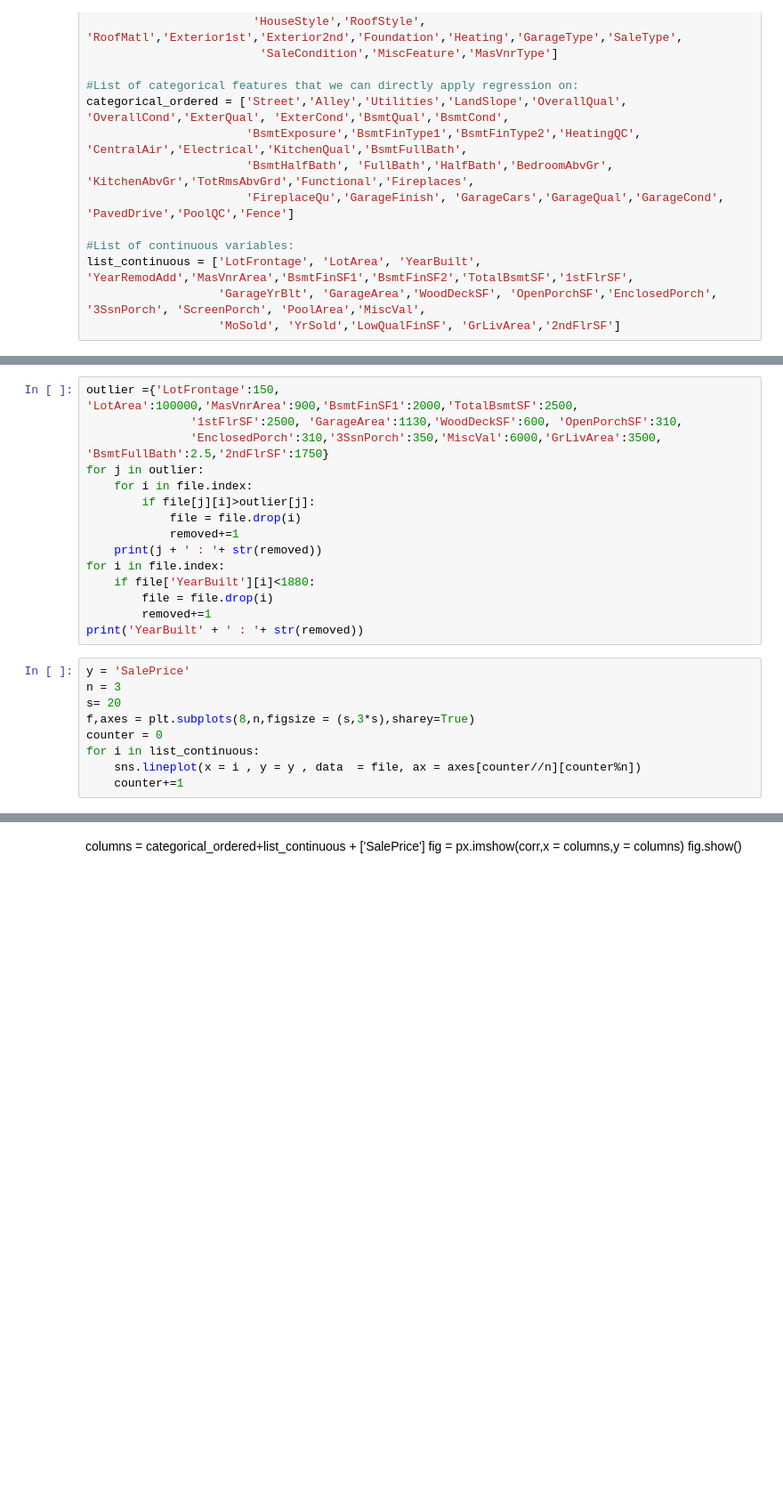
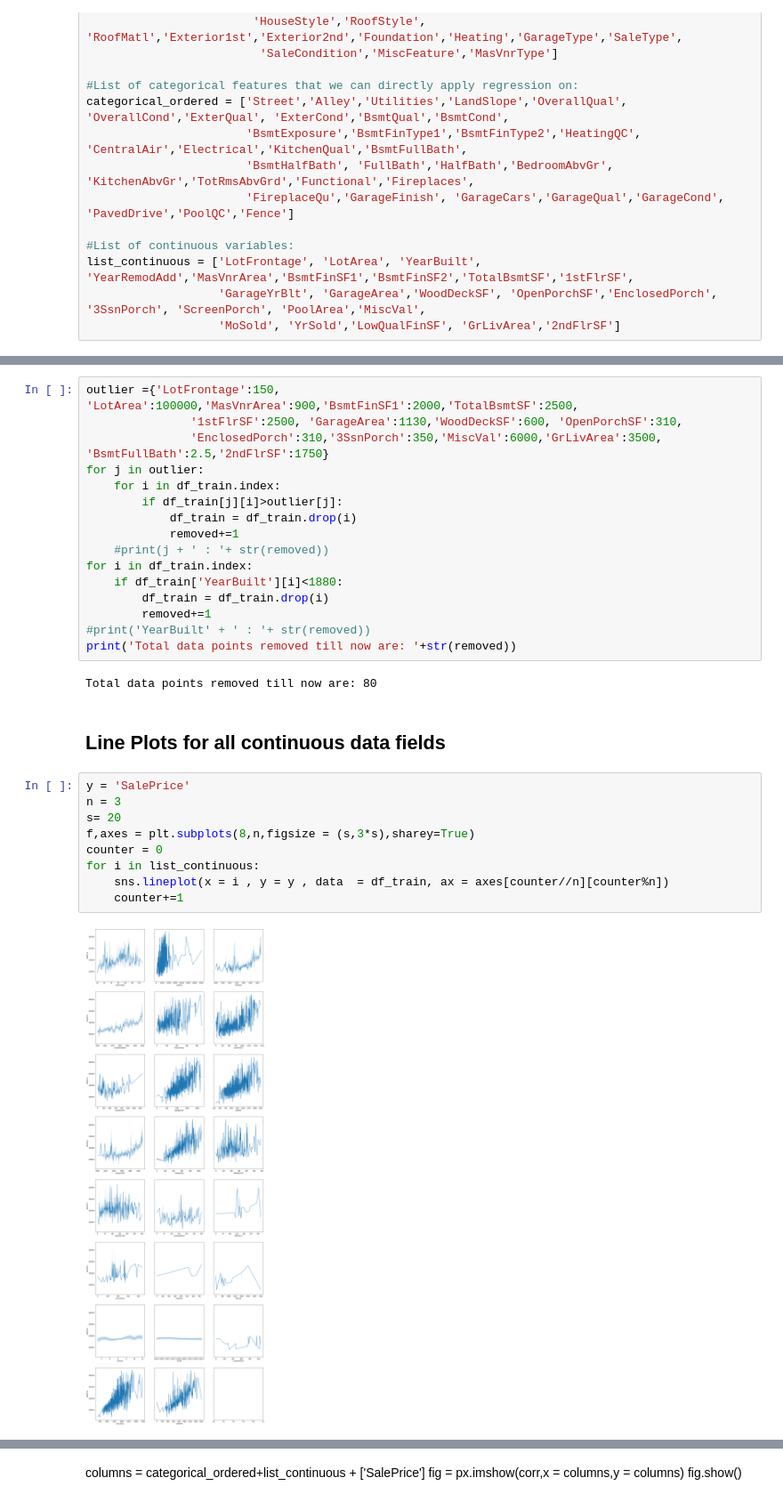
Before and after one commit to sidhantagar/Kaggle-House-Prices, a Jupyter notebook: house-prices.ipynb, the cells around one changed output, grey strips where cells are left out. Shown at 89% size. Drawn from its saved outputs; the diff is of its cells as text; blank space fills up the shorter version.

```diff
--- a/house-prices.ipynb
+++ b/house-prices.ipynb
@@ -333,22 +376,29 @@ outlier ={'LotFrontage':150, 'LotArea':100000,'MasVnrArea':900,'BsmtFinSF1':2000
                '1stFlrSF':2500, 'GarageArea':1130,'WoodDeckSF':600, 'OpenPorchSF':310,
                'EnclosedPorch':310,'3SsnPorch':350,'MiscVal':6000,'GrLivArea':3500, 'BsmtFullBath':2.5,'2ndFlrSF':1750}
 for j in outlier:
-    for i in file.index:
-        if file[j][i]>outlier[j]:
-            file = file.drop(i)
+    for i in df_train.index:
+        if df_train[j][i]>outlier[j]:
+            df_train = df_train.drop(i)
             removed+=1
-    print(j + ' : '+ str(removed))
-for i in file.index:
-    if file['YearBuilt'][i]<1880:
-        file = file.drop(i)
+    #print(j + ' : '+ str(removed))
+for i in df_train.index:
+    if df_train['YearBuilt'][i]<1880:
+        df_train = df_train.drop(i)
         removed+=1
-print('YearBuilt' + ' : '+ str(removed))
+#print('YearBuilt' + ' : '+ str(removed))
+print('Total data points removed till now are: '+str(removed))
+# %% [output]
+Total data points removed till now are: 80
+# %% [markdown]
+## Line Plots for all continuous data fields
 # %%
 y = 'SalePrice'
 n = 3
 s= 20
 f,axes = plt.subplots(8,n,figsize = (s,3*s),sharey=True)
 counter = 0
 for i in list_continuous:
-    sns.lineplot(x = i , y = y , data  = file, ax = axes[counter//n][counter%n])
+    sns.lineplot(x = i , y = y , data  = df_train, ax = axes[counter//n][counter%n])
     counter+=1
+# %% [output]
+[figure, added]
```
Also changed, not shown: parts of 84 cells of this notebook.
